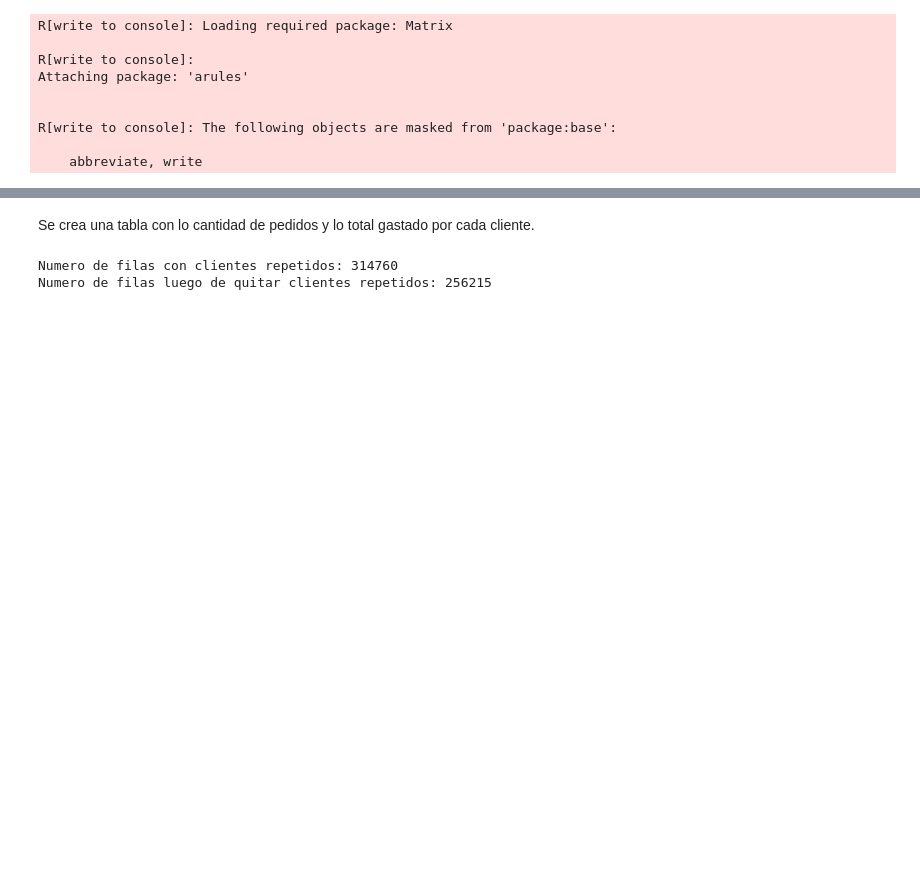
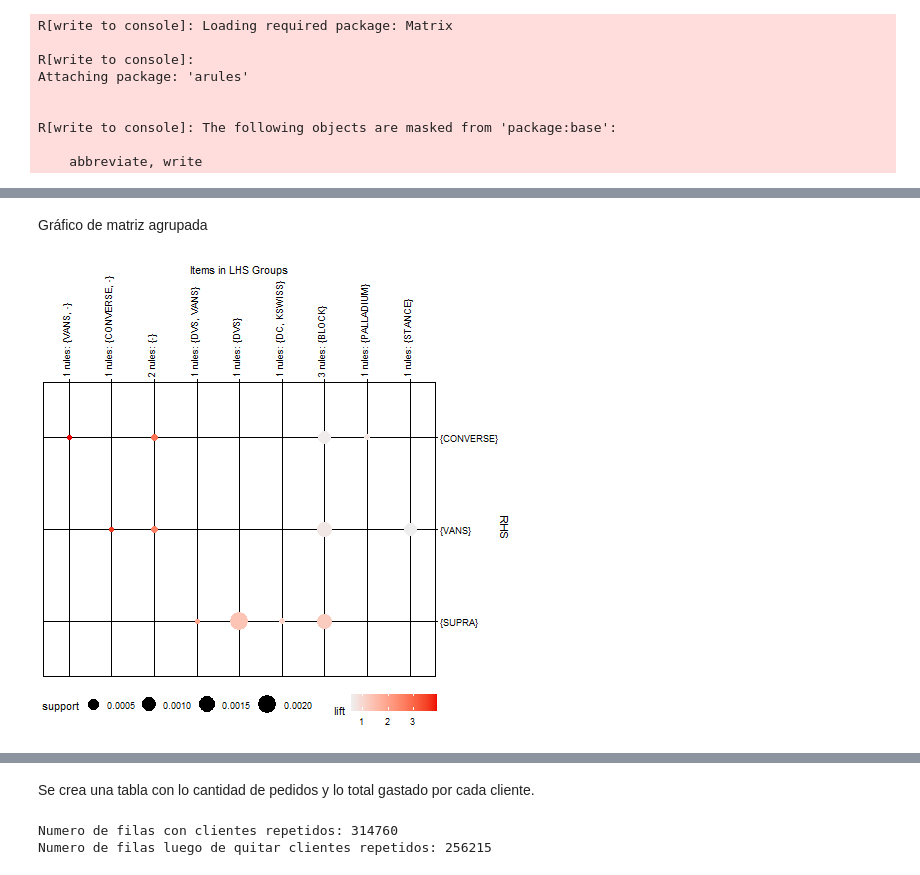
Before and after one commit to doragonUni/CC5206-DataMining-Block, a Jupyter notebook: Hito3.ipynb, the cells around one changed output, grey strips where cells are left out. Saved outputs shown, nothing was run; the diff lists cells and outputs as text; code cells hidden in the pictures; blank space fills up the shorter version.

```diff
--- a/Hito3.ipynb
+++ b/Hito3.ipynb
@@ -483,0 +573,7 @@ UnicodeDecodeError: 'utf-8' codec can't decode byte 0xe1 in position 4: invalid
+# %% [markdown]
+Gráfico de matriz agrupada
+# %%
+%%R
+plot(rules_marcas, method = "grouped")
+# %% [output]
+[figure, added]
```
Also changed, not shown: parts of 56 cells of this notebook, 2 other files.
